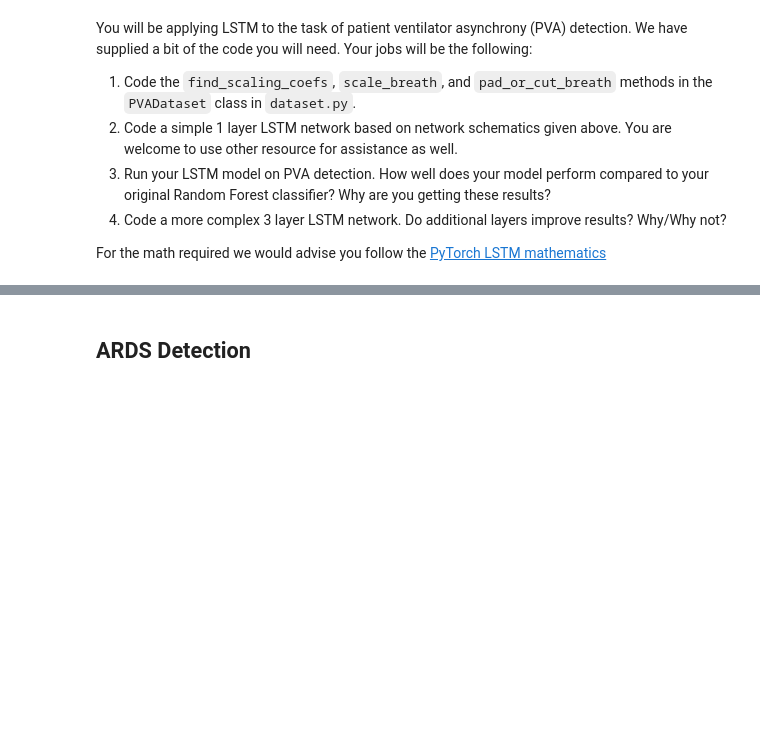
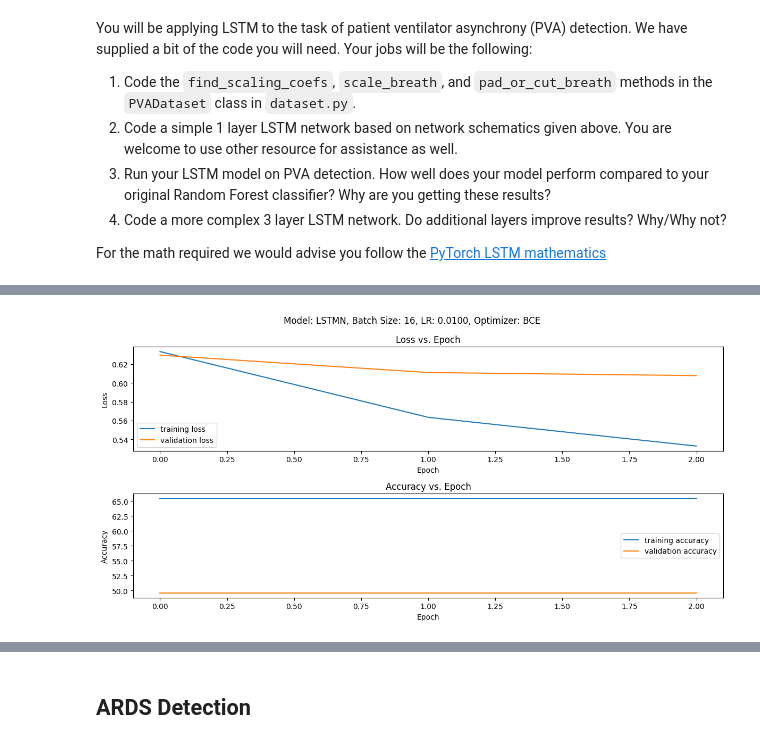
Before and after one commit to EEC193AB-master/mini_project_b2_asidher, a Jupyter notebook: lab_b2.ipynb, the cells around one changed output, grey strips where cells are left out. Cells and saved outputs as stored; diff of their text form; code cells hidden in the pictures; blank space fills up the shorter version.

```diff
--- a/lab_b2.ipynb
+++ b/lab_b2.ipynb
@@ -174,0 +332,15 @@ for i, set in enumerate(training_set):
+# %%
+# Define Parameters
+num_epochs = 3
+lr = 0.01
+hist = copy.deepcopy(history)
+# %%
+model = LSTM(input_size=2, hidden_units=32, num_layers=1, bias=0, output_size=3).cuda()
+# You should modify the learning rate as suits the problem
+optimizer = SGD(model.parameters(), lr=lr)
+bce = nn.BCEWithLogitsLoss()
+
+hist['model'] = 'LSTMN'
+hist['batch_size'] = batch_size
+hist['learning_rate'] = lr
+hist['optimizer'] = 'BCE'
@@ -174,0 +503,24 @@ for i, set in enumerate(training_set):
+# %%
+def plot_learning_curve(history):
+    plt.figure(figsize=(12, 6))
+
+    plt.subplot(2, 1, 1)
+    plt.plot(history['training_loss'], label='training loss')
+    plt.plot(history['validation_loss'], label='validation loss')
+    plt.xlabel('Epoch')
+    plt.ylabel('Loss')
+    plt.legend()
+    plt.suptitle('Model: %s, Batch Size: %i, LR: %.4f, Optimizer: %s' %(history['model'], history['batch_size'], history['learning_rate'], history['optimizer']))
+    plt.title('Loss vs. Epoch')
+
+    plt.subplot(2, 1, 2)
+    plt.plot(history['training_accuracy'], label='training accuracy')
+    plt.plot(history['validation_accuracy'], label='validation accuracy')
+    plt.xlabel('Epoch')
+    plt.ylabel('Accuracy')
+    plt.legend()
+    # plt.suptitle('Model: %s, Batch Size: %i, LR: %.4f, Optimizer: %s' %(history['model'], history['batch_size'], history['learning_rate'], history['optimizer']))
+    plt.title('Accuracy vs. Epoch')
+
+    plt.tight_layout()
+    plt.show()
@@ -174,0 +556,3 @@ for i, set in enumerate(training_set):
+# %%
+# Train Network
+hist = train(model=model, loss_fn=bce, optimizer=optimizer, train_loader=train_loader, test_loader=test_loader, num_epochs=num_epochs, history=hist)
@@ -174,0 +566,5 @@ for i, set in enumerate(training_set):
+# %%
+# Plot Learning Curves
+plot_learning_curve(hist)
+# %% [output]
+[figure, added]
```
Also changed, not shown: parts of 33 cells of this notebook, 1 other file.
